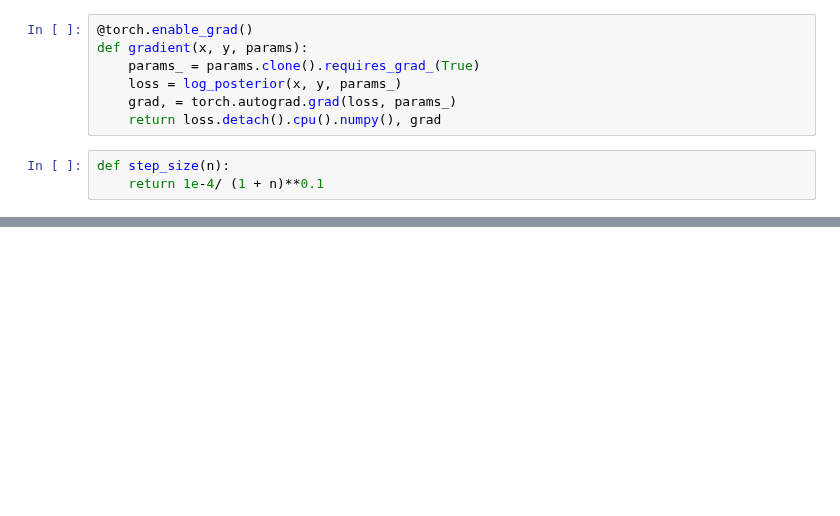
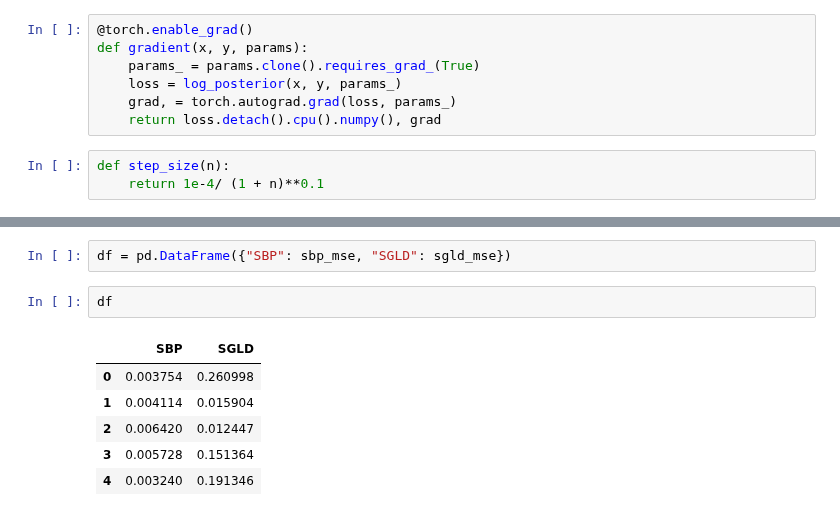
Before and after one commit to franciscovargas/ControlledFollmerDrift, a Jupyter notebook: notebooks/Step Function.ipynb, the cells around one changed output, grey strips where cells are left out. Cells and saved outputs as stored; diff of their text form; blank space fills up the shorter version.

```diff
--- a/notebooks/Step Function.ipynb
+++ b/notebooks/Step Function.ipynb
@@ -268,0 +251,11 @@ plt.savefig("plots/sgld_step_func_fit_1000.png", bbox_inches="tight", dpi=600)
+# %%
+df = pd.DataFrame({"SBP": sbp_mse, "SGLD": sgld_mse})
+# %%
+df
+# %% [output]
+|  | SBP | SGLD |
+| 0 | 0.003754 | 0.260998 |
+| 1 | 0.004114 | 0.015904 |
+| 2 | 0.006420 | 0.012447 |
+| 3 | 0.005728 | 0.151364 |
+| 4 | 0.003240 | 0.191346 |
```
Also changed, not shown: parts of 31 cells of this notebook, 7 other files.
